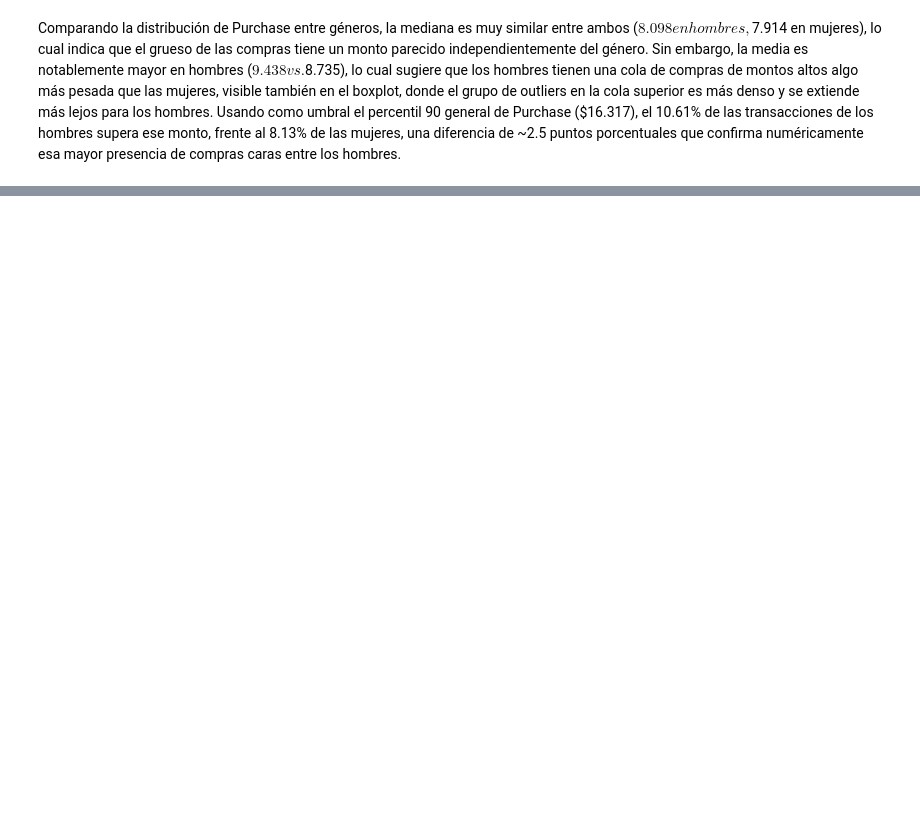
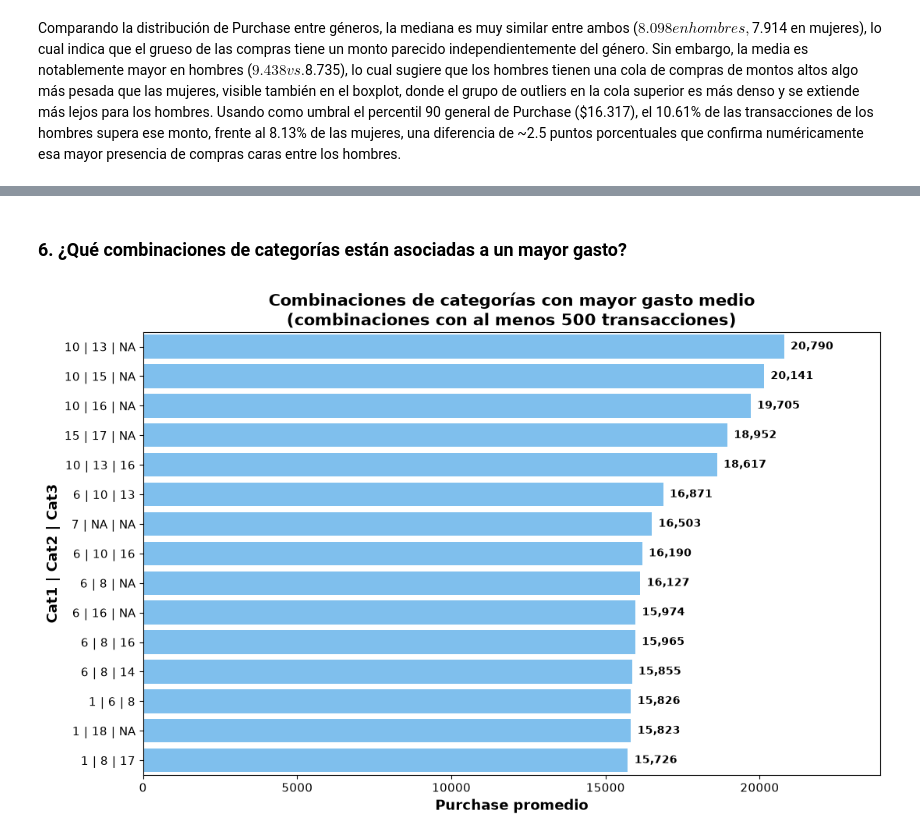
Before and after one commit to RafaelPigata/RP_blackfriday_sales_prediction, a Jupyter notebook: TP1.ipynb, the cells around one changed output, grey strips where cells are left out. Cells and saved outputs as stored; diff of their text form; code cells hidden in the pictures; blank space fills up the shorter version.

```diff
--- a/TP1.ipynb
+++ b/TP1.ipynb
@@ -1010,0 +918,42 @@ plt.show()
+# %% [markdown]
+### 6. ¿Qué combinaciones de categorías están asociadas a un mayor gasto?
+# %%
+df_combo = data.copy()
+df_combo['Cat2'] = df_combo['Product_Category_2'].fillna('NA').astype(str).str.replace('.0', '', regex=False)
+df_combo['Cat3'] = df_combo['Product_Category_3'].fillna('NA').astype(str).str.replace('.0', '', regex=False)
+df_combo['combo'] = (
+    df_combo['Product_Category_1'].astype(str) + ' | ' +
+    df_combo['Cat2'] + ' | ' +
+    df_combo['Cat3']
+)
+
+combo_stats = (
+    df_combo.groupby('combo')
+    .agg(cantidad=('Purchase', 'count'), gasto_medio=('Purchase', 'mean'))
+    .query('cantidad >= 500')  # evitamos combinaciones raras con pocas ventas
+    .sort_values('gasto_medio', ascending=False)
+    .head(15)
+)
+
+fig, ax = plt.subplots(figsize=(11, 7))
+sns.barplot(y=combo_stats.index, x=combo_stats['gasto_medio'], color='#6dc2ff', ax=ax)
+
+ax.set_title('Combinaciones de categorías con mayor gasto medio\n(combinaciones con al menos 500 transacciones)',
+             fontsize=15, fontweight='bold')
+ax.set_xlabel('Purchase promedio', fontsize=13, fontweight='bold')
+ax.set_ylabel('Cat1 | Cat2 | Cat3', fontsize=13, fontweight='bold')
+ax.tick_params(axis='both', labelsize=11)
+
+for p in ax.patches:
+    ancho = p.get_width()
+    ax.annotate(
+        f'{ancho:,.0f}', (ancho, p.get_y() + p.get_height() / 2.0),
+        ha='left', va='center', xytext=(6, 0), textcoords='offset points',
+        fontsize=10, fontweight='bold',
+    )
+ax.set_xlim(0, combo_stats['gasto_medio'].max() * 1.15)
+
+plt.tight_layout()
+plt.show()
+# %% [output]
+[figure, added]
```
Also changed, not shown: parts of 53 cells of this notebook.
